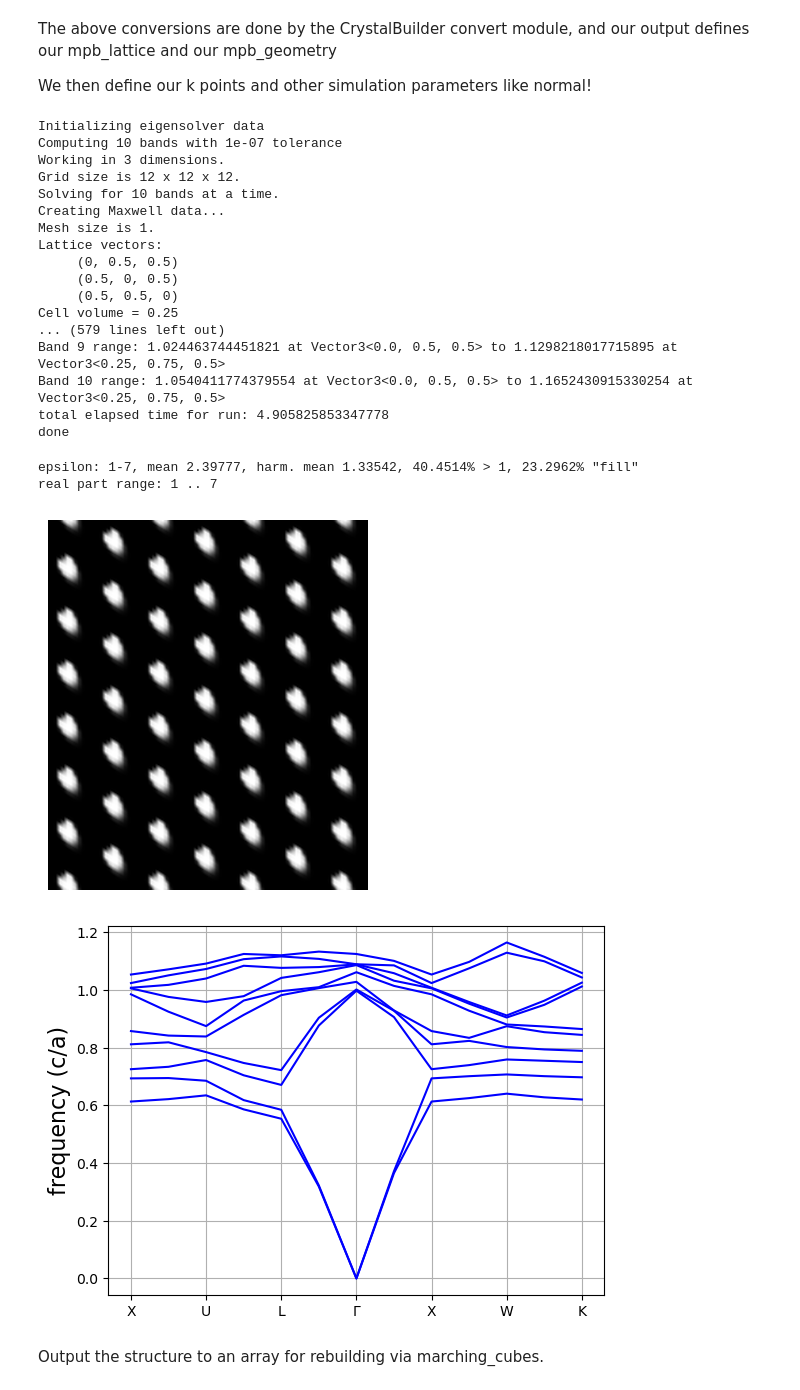
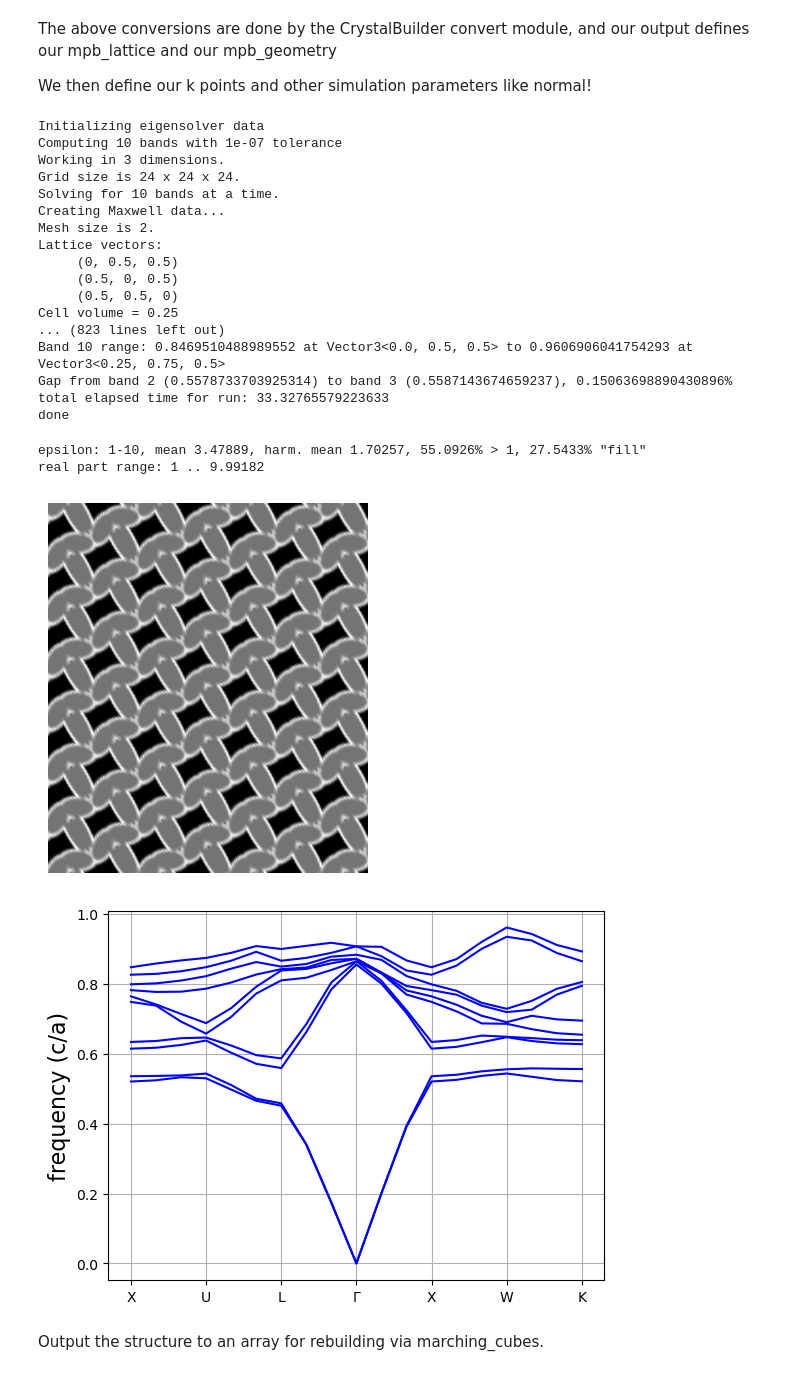
Before and after one commit to bhacha/crystalbuilder, a Jupyter notebook: examples/core_shell_diamond.ipynb, the cells around one changed output. Drawn from its saved outputs; the diff is of its cells as text; code cells hidden in the pictures.

```diff
--- a/examples/core_shell_diamond.ipynb
+++ b/examples/core_shell_diamond.ipynb
@@ -13,7 +13,8 @@ a1 = [0, 1, 1]
 a2 = [1, 0 ,1]
 a3 = [1, 1, 0]
 
-a_mag = np.sqrt(.5)
+a_conv = 1
+a_mag = np.sqrt(.5*a_conv)
 
 
 geo_lattice = lattice.Lattice(a1, a2, a3, magnitude = [a_mag, a_mag, a_mag])
@@ -42,7 +43,7 @@ diamond_points = [
 ]
 
 
-radius = .15*a_mag
+radius = .125
 
 cylinder_1 = geo.Cylinder.from_vertices([diamond_points[0], diamond_points[1]], radius=radius)
 cylinder_2 = geo.Cylinder.from_vertices([diamond_points[0], diamond_points[2]], radius=radius)
@@ -53,7 +54,7 @@ unit_cell = [cylinder_1, cylinder_2, cylinder_3, cylinder_4]
 # %% [markdown]
 We then use the same vertices to build the shell, by passing a different value for the radius. Right now, these structures will be independent. When we convert them to MPB objects, one will overwrite the other and form the core-shell structure.
 # %%
-shell_radius = .15*a_mag
+shell_radius = .03
 
 full_radius = shell_radius+radius
 shell_1 = geo.Cylinder.from_vertices([diamond_points[0], diamond_points[1]], radius=full_radius)
@@ -112,12 +113,12 @@ vlist = [
     mp.Vector3(0.375, 0.75, 0.375)  # K
 ]
 k_corners = len(vlist)
-k_points = mp.interpolate(3, vlist)
+k_points = mp.interpolate(2, vlist)
 tick_labs = ['X', 'U', 'L', '$\Gamma$','X', 'W', 'K']
 
 
-resolution = 16  # use a 16x16x16 grid
-mesh_size = 1
+resolution = 32  # use a 16x16x16 grid
+mesh_size = 2
 num_bands = 10
 
 ms = mpb.ModeSolver(
@@ -128,56 +129,57 @@ ms = mpb.ModeSolver(
     num_bands=num_bands,
     mesh_size=mesh_size
 )
+ms.optimize_grid_size=True
 
 ms.run()
 # %% [output]
 Initializing eigensolver data
 Computing 10 bands with 1e-07 tolerance
 Working in 3 dimensions.
-Grid size is 12 x 12 x 12.
+Grid size is 24 x 24 x 24.
 Solving for 10 bands at a time.
 Creating Maxwell data...
-Mesh size is 1.
+Mesh size is 2.
 Lattice vectors:
      (0, 0.5, 0.5)
      (0.5, 0, 0.5)
      (0.5, 0.5, 0)
 Cell volume = 0.25
-... (579 lines left out)
-Band 9 range: 1.024463744451821 at Vector3<0.0, 0.5, 0.5> to 1.1298218017715895 at Vector3<0.25, 0.75, 0.5>
-Band 10 range: 1.0540411774379554 at Vector3<0.0, 0.5, 0.5> to 1.1652430915330254 at Vector3<0.25, 0.75, 0.5>
-total elapsed time for run: 4.905825853347778
+... (823 lines left out)
+Band 10 range: 0.8469510488989552 at Vector3<0.0, 0.5, 0.5> to 0.9606906041754293 at Vector3<0.25, 0.75, 0.5>
+Gap from band 2 (0.5578733703925314) to band 3 (0.5587143674659237), 0.15063698890430896%
+total elapsed time for run: 33.32765579223633
 done
 # %%
 ### Plotting Dielectric Map ###
 plt.figure()
 md = mpb.MPBData(rectify=True, periods=7, resolution=64)
 eps = ms.get_epsilon()
 converted_eps = md.convert(eps)
-layer_slice = 9
+layer_slice = 22
 plt.imshow(converted_eps[:,:, layer_slice], interpolation='spline36', cmap='binary_r')
 plt.axis('off')
 plt.show()
 
 ### Plotting Band Structure ###
 crysfreqs = ms.all_freqs
 x = range(len(crysfreqs))
 figgy = plt.figure()
 plt.plot(x,crysfreqs, color='blue');
 points_in_between = (len(crysfreqs)-1) / (k_corners-1)
 tick_locs = [i*points_in_between for i in range(k_corners)]
 
 plt.xticks(tick_locs,tick_labs)
 plt.ylabel('frequency (c/a)', size=16)
 plt.grid(True)
 figax = plt.gca()
 
 plt.show()
 # %% [output]
-epsilon: 1-7, mean 2.39777, harm. mean 1.33542, 40.4514% > 1, 23.2962% "fill"
-real part range: 1 .. 7
+epsilon: 1-10, mean 3.47889, harm. mean 1.70257, 55.0926% > 1, 27.5433% "fill"
+real part range: 1 .. 9.99182
-[figure, old version]
+[figure, new version]
-[figure, old version]
+[figure, new version]
 # %% [markdown]
 Output the structure to an array for rebuilding via marching_cubes.
 # %%
```
Also changed, not shown: parts of 1 cell of this notebook, 1 other file.
